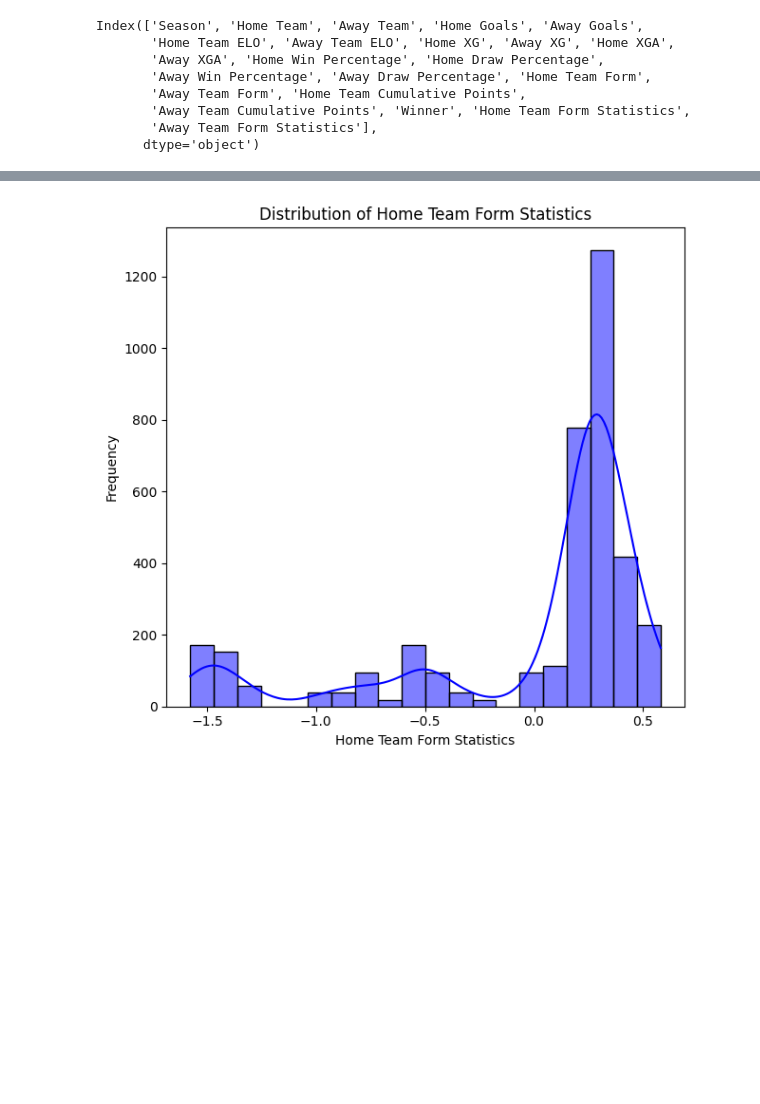
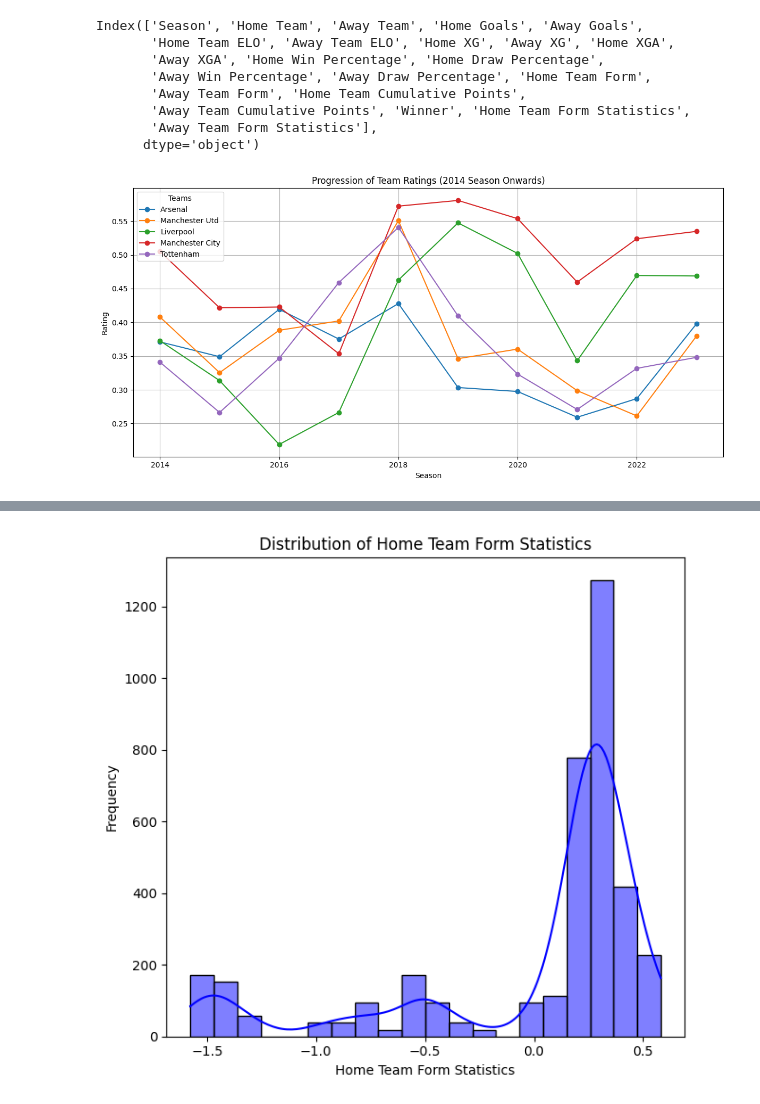
Before and after one commit to ML-Project-PremierInsights/ELO-Insights, a Jupyter notebook: EDA.ipynb, the cells around one changed output, grey strips where cells are left out. Saved outputs shown, nothing was run; the diff lists cells and outputs as text; code cells hidden in the pictures; blank space fills up the shorter version.

```diff
--- a/EDA.ipynb
+++ b/EDA.ipynb
@@ -18,3 +18,35 @@ Index(['Season', 'Home Team', 'Away Team', 'Home Goals', 'Away Goals',
        'Away Team Cumulative Points', 'Winner', 'Home Team Form Statistics',
        'Away Team Form Statistics'],
       dtype='object')
+# %%
+team_ratings = pd.read_csv('Datasets/team_ratings_normalized.csv')
+
+# team_ratings.head()
+
+top_teams = ["Arsenal", "Manchester Utd", "Liverpool", "Manchester City","Tottenham"]
+
+# Filter the dataframe for the selected teams and seasons from 2014 onwards
+team_ratings['Season'] = team_ratings['Season'].str.split('-').str[0].astype(int)
+filtered_data = team_ratings[
+    (team_ratings['Team'].isin(top_teams)) & (team_ratings['Season'] >= 2014)
+]
+
+# Plot the progression of ratings
+plt.figure(figsize=(12, 6))
+
+for team in top_teams:
+    team_data = filtered_data[filtered_data['Team'] == team]
+    plt.plot(team_data['Season'], team_data['Rating'], marker='o', label=team)
+
+# Add labels, title, and legend
+plt.xlabel('Season')
+plt.ylabel('Rating')
+plt.title('Progression of Team Ratings (2014 Season Onwards)')
+plt.legend(title="Teams")
+plt.grid(True)
+plt.tight_layout()
+
+# Show the plot
+plt.show()
+# %% [output]
+[figure, added]
```
Also changed, not shown: parts of 3 cells of this notebook.
